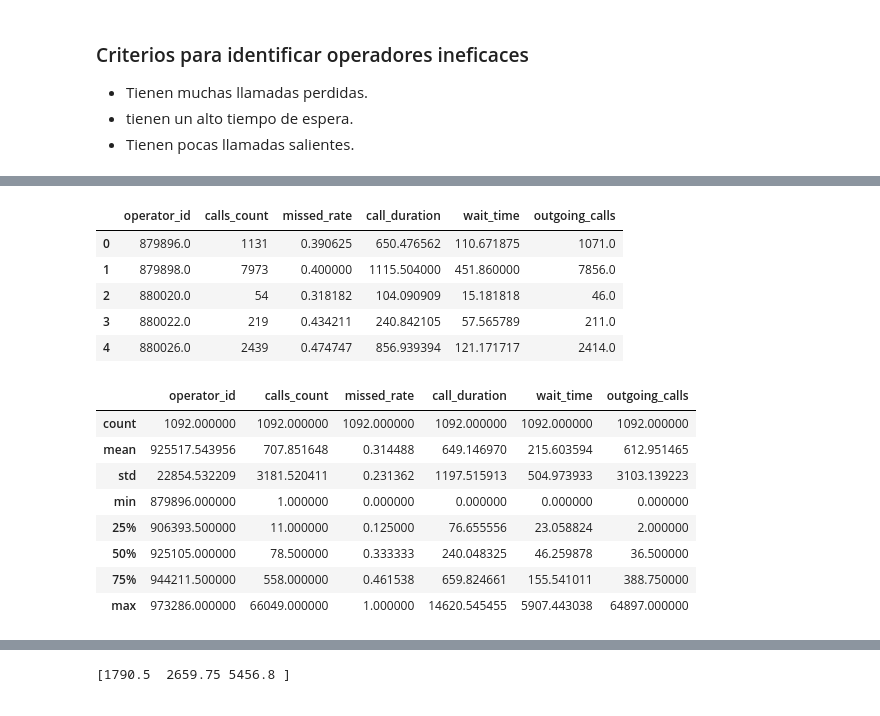
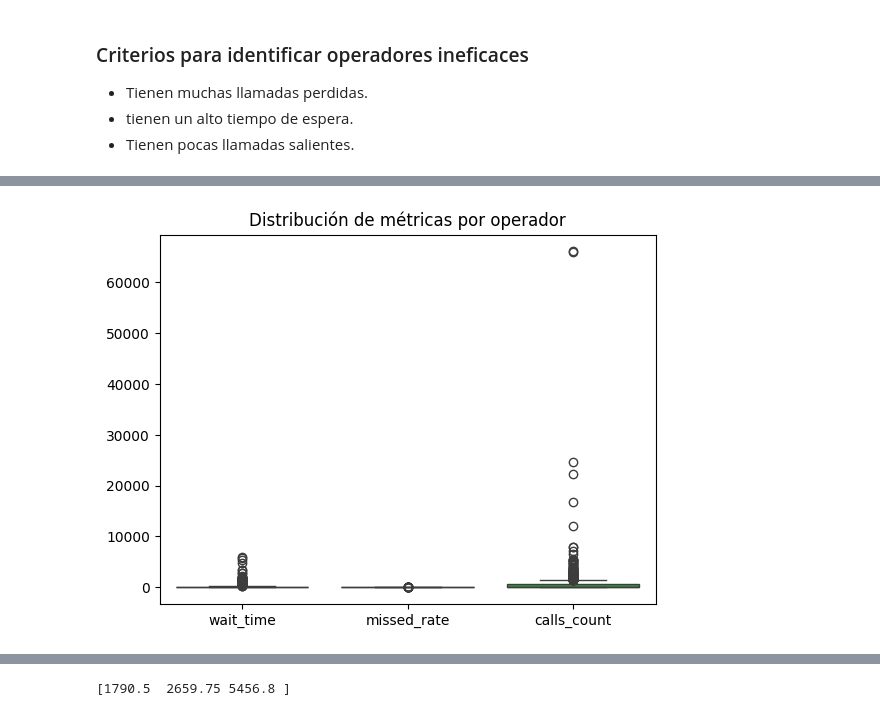
Before and after one commit to DevLearnsAl/Efficency-Analysis---CallMe-Maybe, a Jupyter notebook: Proyecto final.ipynb, the cells around one changed output, grey strips where cells are left out. Saved outputs shown, nothing was run; the diff lists cells and outputs as text; code cells hidden in the pictures.

```diff
--- a/Proyecto final.ipynb
+++ b/Proyecto final.ipynb
@@ -251,21 +278,7 @@ dtype: float64
 # %%
-operator_stats.head()
+
+sns.boxplot(data=operator_stats[['wait_time', 'missed_rate', 'calls_count']])
+plt.title('Distribución de métricas por operador')
+plt.show()
 # %% [output]
-|  | operator_id | calls_count | missed_rate | call_duration | wait_time | outgoing_calls |
-| 0 | 879896.0 | 1131 | 0.390625 | 650.476562 | 110.671875 | 1071.0 |
-| 1 | 879898.0 | 7973 | 0.400000 | 1115.504000 | 451.860000 | 7856.0 |
-| 2 | 880020.0 | 54 | 0.318182 | 104.090909 | 15.181818 | 46.0 |
-| 3 | 880022.0 | 219 | 0.434211 | 240.842105 | 57.565789 | 211.0 |
-| 4 | 880026.0 | 2439 | 0.474747 | 856.939394 | 121.171717 | 2414.0 |
+[figure, added]
-# %%
-operator_stats.describe()
-# %% [output]
-|  | operator_id | calls_count | missed_rate | call_duration | wait_time | outgoing_calls |
-| count | 1092.000000 | 1092.000000 | 1092.000000 | 1092.000000 | 1092.000000 | 1092.000000 |
-| mean | 925517.543956 | 707.851648 | 0.314488 | 649.146970 | 215.603594 | 612.951465 |
-| std | 22854.532209 | 3181.520411 | 0.231362 | 1197.515913 | 504.973933 | 3103.139223 |
-| min | 879896.000000 | 1.000000 | 0.000000 | 0.000000 | 0.000000 | 0.000000 |
-| 25% | 906393.500000 | 11.000000 | 0.125000 | 76.655556 | 23.058824 | 2.000000 |
-| 50% | 925105.000000 | 78.500000 | 0.333333 | 240.048325 | 46.259878 | 36.500000 |
-| 75% | 944211.500000 | 558.000000 | 0.461538 | 659.824661 | 155.541011 | 388.750000 |
-| max | 973286.000000 | 66049.000000 | 1.000000 | 14620.545455 | 5907.443038 | 64897.000000 |
```
Also changed, not shown: parts of 28 cells of this notebook.
